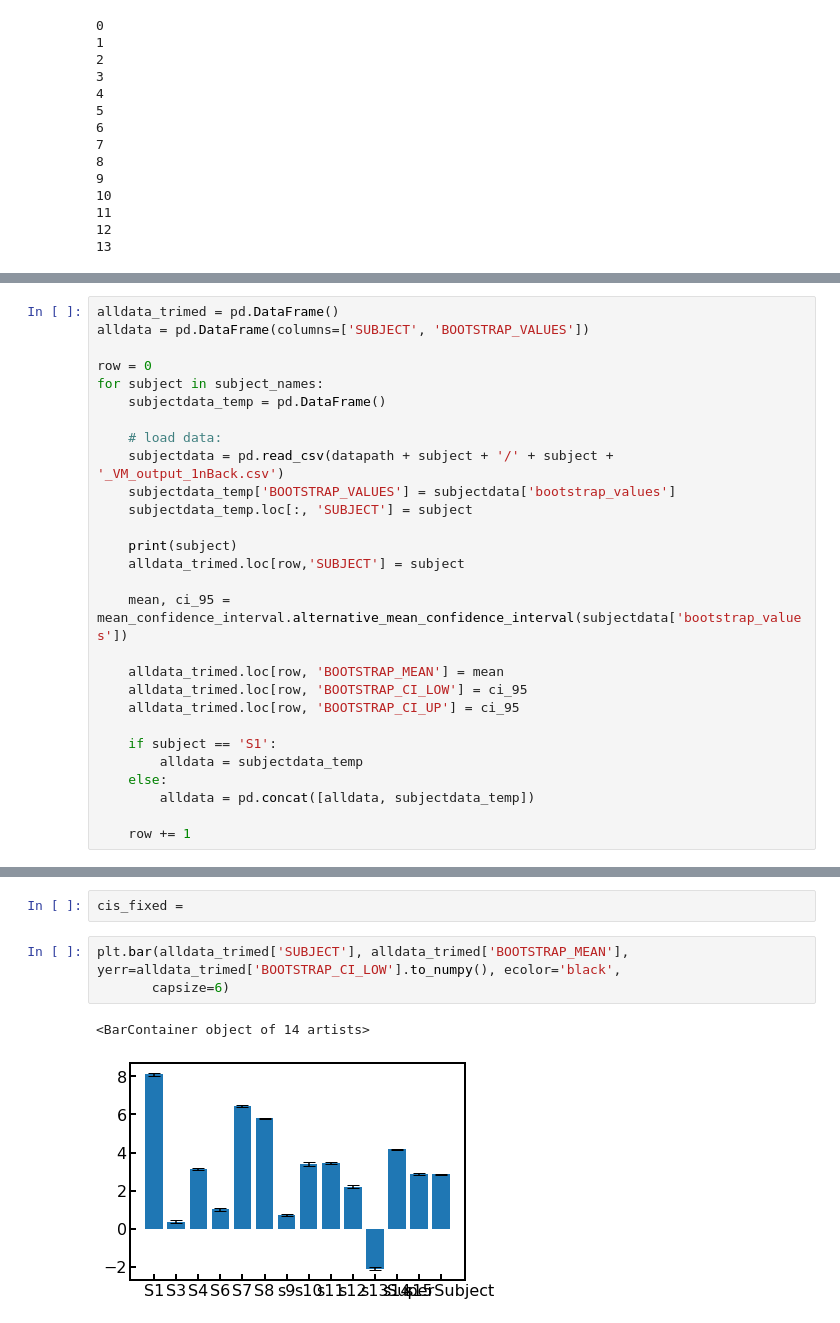
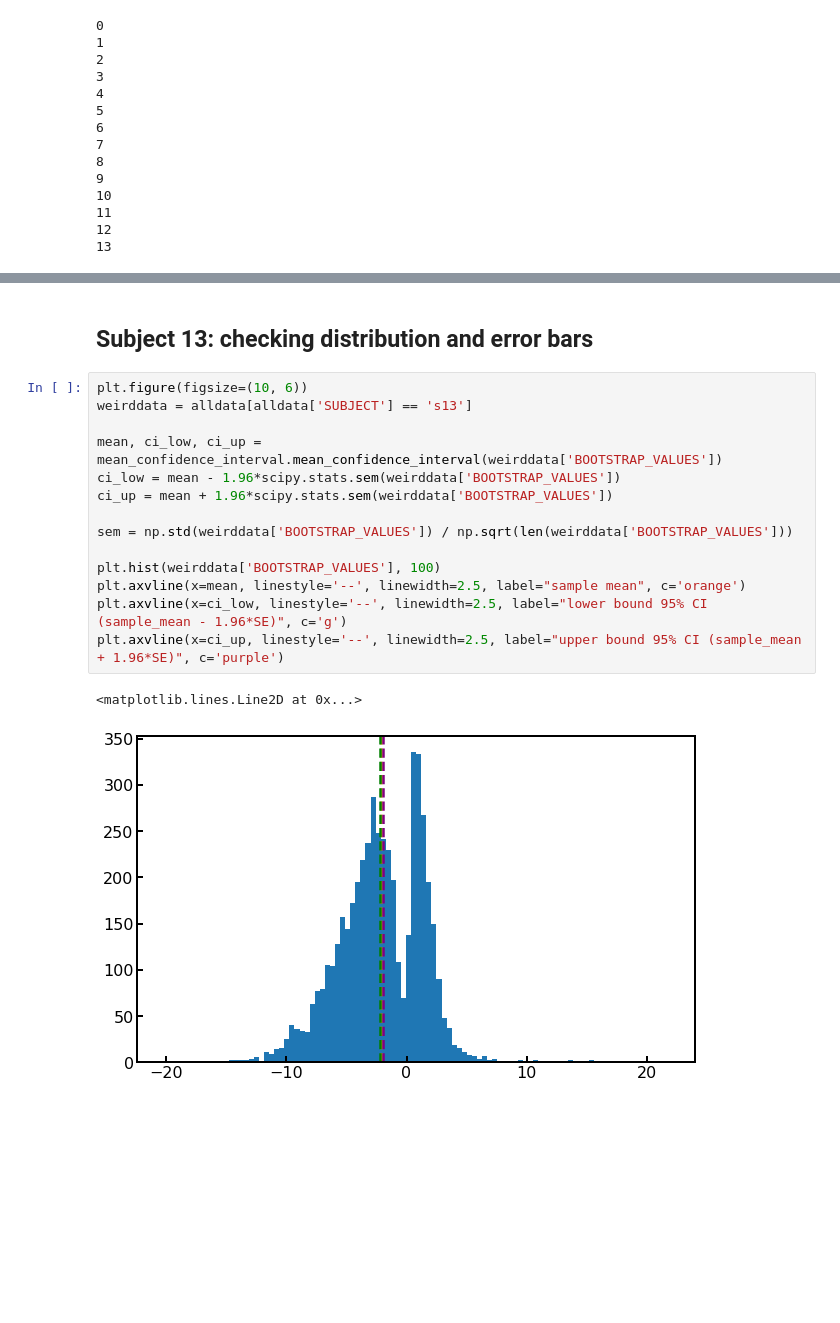
Before and after one commit to WhitneyLab/Serial_Dependence_Analysis_Base, a Jupyter notebook: figures/Fig_3/Fig_3.ipynb, the cells around one changed output, grey strips where cells are left out. Cells and saved outputs as stored; diff of their text form; blank space fills up the shorter version.

```diff
--- a/figures/Fig_3/Fig_3.ipynb
+++ b/figures/Fig_3/Fig_3.ipynb
@@ -142,28 +246,0 @@ plt.bar(alldata_trimed['SUBJECT'], alldata_trimed['BOOTSTRAP_MEAN'], yerr=alldat
-# %%
-alldata_trimed = pd.DataFrame()
-alldata = pd.DataFrame(columns=['SUBJECT', 'BOOTSTRAP_VALUES'])
-
-row = 0
-for subject in subject_names:
-    subjectdata_temp = pd.DataFrame()
-
-    # load data:
-    subjectdata = pd.read_csv(datapath + subject + '/' + subject + '_VM_output_1nBack.csv')
-    subjectdata_temp['BOOTSTRAP_VALUES'] = subjectdata['bootstrap_values']
-    subjectdata_temp.loc[:, 'SUBJECT'] = subject
-
-    print(subject)
-    alldata_trimed.loc[row,'SUBJECT'] = subject
-
-    mean, ci_95 = mean_confidence_interval.alternative_mean_confidence_interval(subjectdata['bootstrap_values'])
-
-    alldata_trimed.loc[row, 'BOOTSTRAP_MEAN'] = mean
-    alldata_trimed.loc[row, 'BOOTSTRAP_CI_LOW'] = ci_95
-    alldata_trimed.loc[row, 'BOOTSTRAP_CI_UP'] = ci_95
-
-    if subject == 'S1':
-        alldata = subjectdata_temp
-    else:
-        alldata = pd.concat([alldata, subjectdata_temp])
-
-    row += 1
@@ -185,8 +247,19 @@ SuperSubject
-# %%
-cis_fixed =
-# %%
-plt.bar(alldata_trimed['SUBJECT'], alldata_trimed['BOOTSTRAP_MEAN'], yerr=alldata_trimed['BOOTSTRAP_CI_LOW'].to_numpy(), ecolor='black',
-       capsize=6)
-# %% [output]
-<BarContainer object of 14 artists>
-[figure, removed]
+# %% [markdown]
+## Subject 13: checking distribution and error bars
+# %%
+plt.figure(figsize=(10, 6))
+weirddata = alldata[alldata['SUBJECT'] == 's13']
+
+mean, ci_low, ci_up = mean_confidence_interval.mean_confidence_interval(weirddata['BOOTSTRAP_VALUES'])
+ci_low = mean - 1.96*scipy.stats.sem(weirddata['BOOTSTRAP_VALUES'])
+ci_up = mean + 1.96*scipy.stats.sem(weirddata['BOOTSTRAP_VALUES'])
+
+sem = np.std(weirddata['BOOTSTRAP_VALUES']) / np.sqrt(len(weirddata['BOOTSTRAP_VALUES']))
+
+plt.hist(weirddata['BOOTSTRAP_VALUES'], 100)
+plt.axvline(x=mean, linestyle='--', linewidth=2.5, label="sample mean", c='orange')
+plt.axvline(x=ci_low, linestyle='--', linewidth=2.5, label="lower bound 95% CI (sample_mean - 1.96*SE)", c='g')
+plt.axvline(x=ci_up, linestyle='--', linewidth=2.5, label="upper bound 95% CI (sample_mean + 1.96*SE)", c='purple')
+# %% [output]
+<matplotlib.lines.Line2D at 0x...>
+[figure, added]
```
Also changed, not shown: parts of 12 cells of this notebook.
